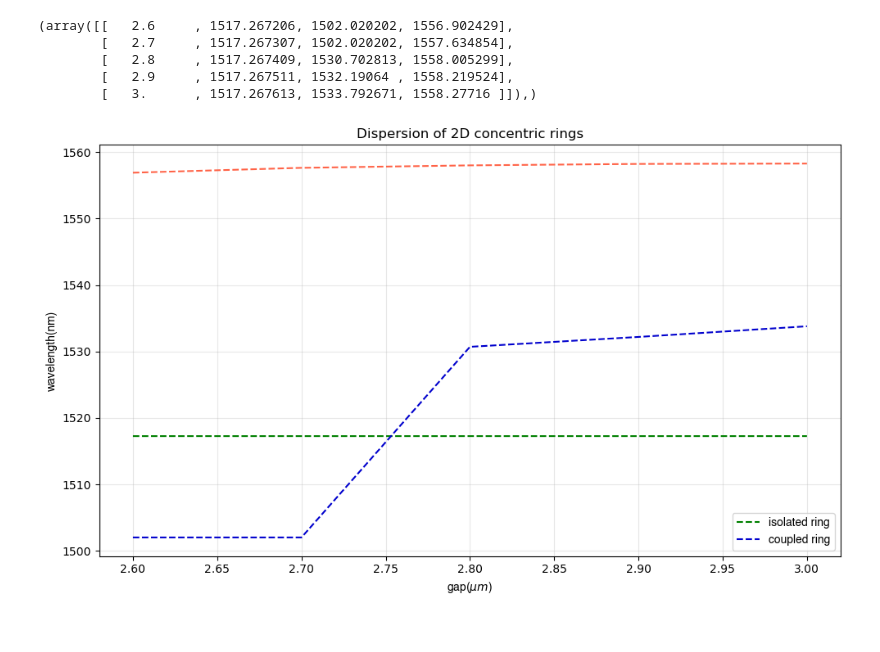
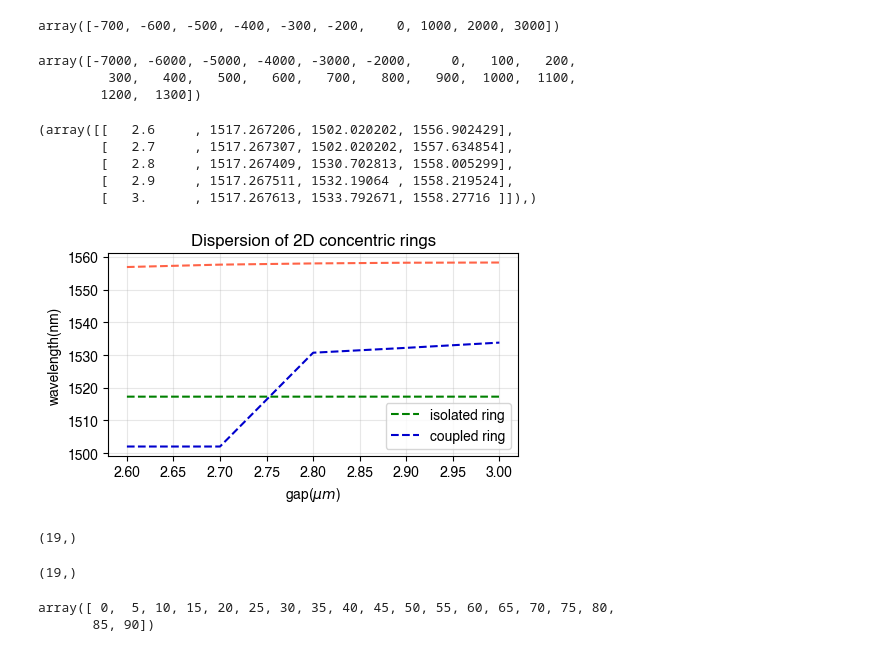
Before and after one commit to Harryxwh/SiNDispersionEngineering, a Jupyter notebook: 2D concentric rings.ipynb, the cells around one changed output. Drawn from its saved outputs; the diff is of its cells as text; code cells hidden in the pictures.

```diff
--- a/2D concentric rings.ipynb
+++ b/2D concentric rings.ipynb
@@ -9,3 +22,13 @@ array([1400., 1420., 1440., 1460., 1480., 1500., 1520., 1540., 1560.,
+# %%
+ticks_arr(np.linspace(-700,4000,10))
+# %% [output]
+array([-700, -600, -500, -400, -300, -200,    0, 1000, 2000, 3000])
+# %%
+ticks_arr(np.linspace(-7000,1400,10))
+# %% [output]
+array([-7000, -6000, -5000, -4000, -3000, -2000,     0,   100,   200,
+         300,   400,   500,   600,   700,   800,   900,  1000,  1100,
+        1200,  1300])
 # %%
 filename_ADrange = "./results/AD_range.txt"
 # %%
@@ -31,11 +54,12 @@ data_arr
 # %%
 Plot_curve(data_arr,
         Y_legends=['isolated ring','coupled ring','']*2,
         X_label=r'gap($\mu m$)',Y_label='wavelength(nm)',
         title = "Dispersion of 2D concentric rings",
+        figsize=(5,3),
         marker_list=["","","","","",""]*2,
         linestyle_list=["--","--","--","--","-","-","-","-"],
         colors_list=['green','mediumblue','tomato','orange',
                         'tomato','orange','deepskyblue','lightskyblue']*2)
 # %% [output]
-[figure, old version]
+[figure, new version]
@@ -41,0 +72,14 @@ Plot_curve(data_arr,
+# %%
+np.shape(np.arange(0,len(wavl_arr)-1,5))
+# %% [output]
+(19,)
+# %%
+wavl_arr_ticks = [wavl_arr[5*i]  for i in range(int(len(wavl_arr)/5))]
+np.shape(wavl_arr_ticks)
+# %% [output]
+(19,)
+# %%
+np.arange(0,len(wavl_arr)-1,fold_num)
+# %% [output]
+array([ 0,  5, 10, 15, 20, 25, 30, 35, 40, 45, 50, 55, 60, 65, 70, 75, 80,
+       85, 90])
```
Also changed, not shown: parts of 8 cells of this notebook, 34 other files.
